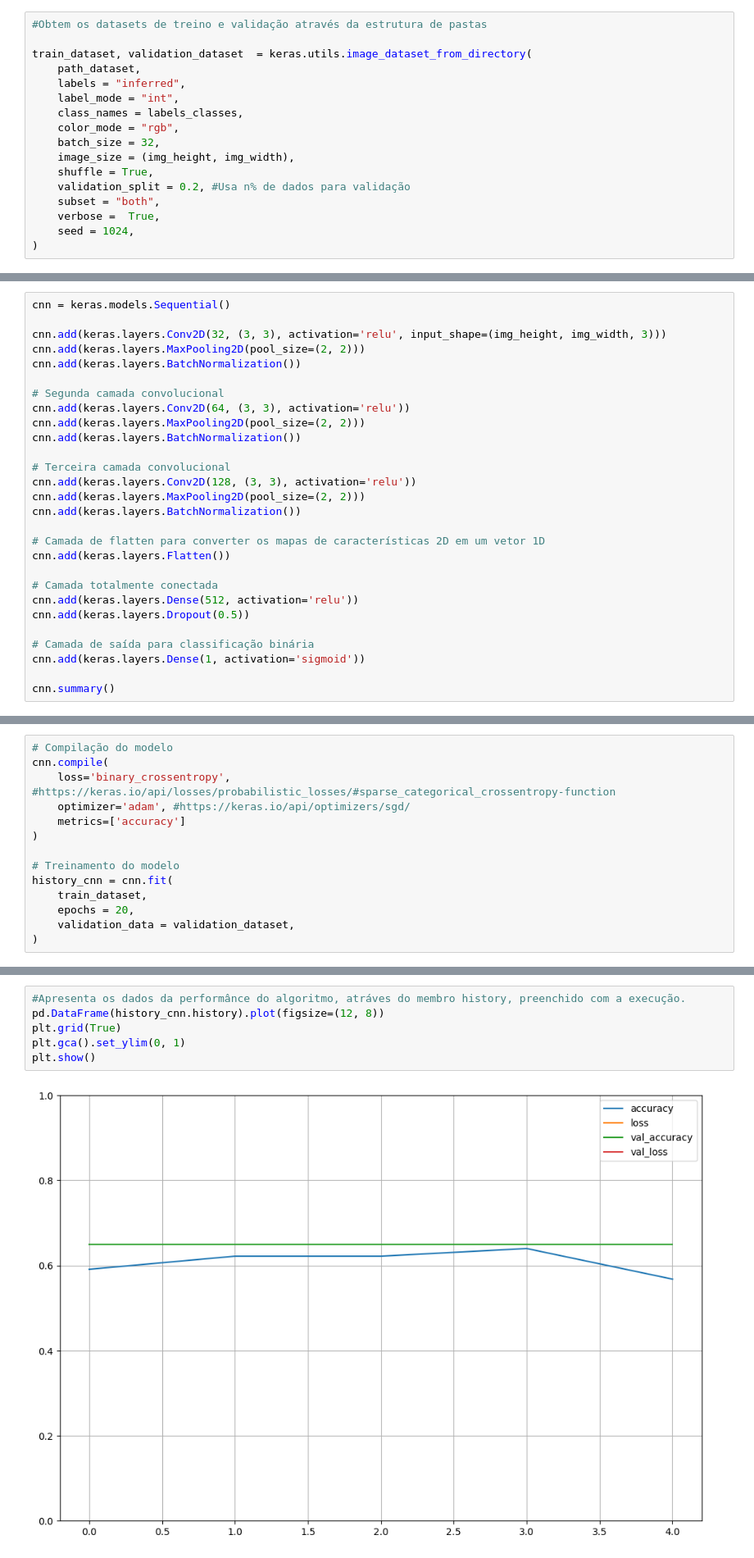
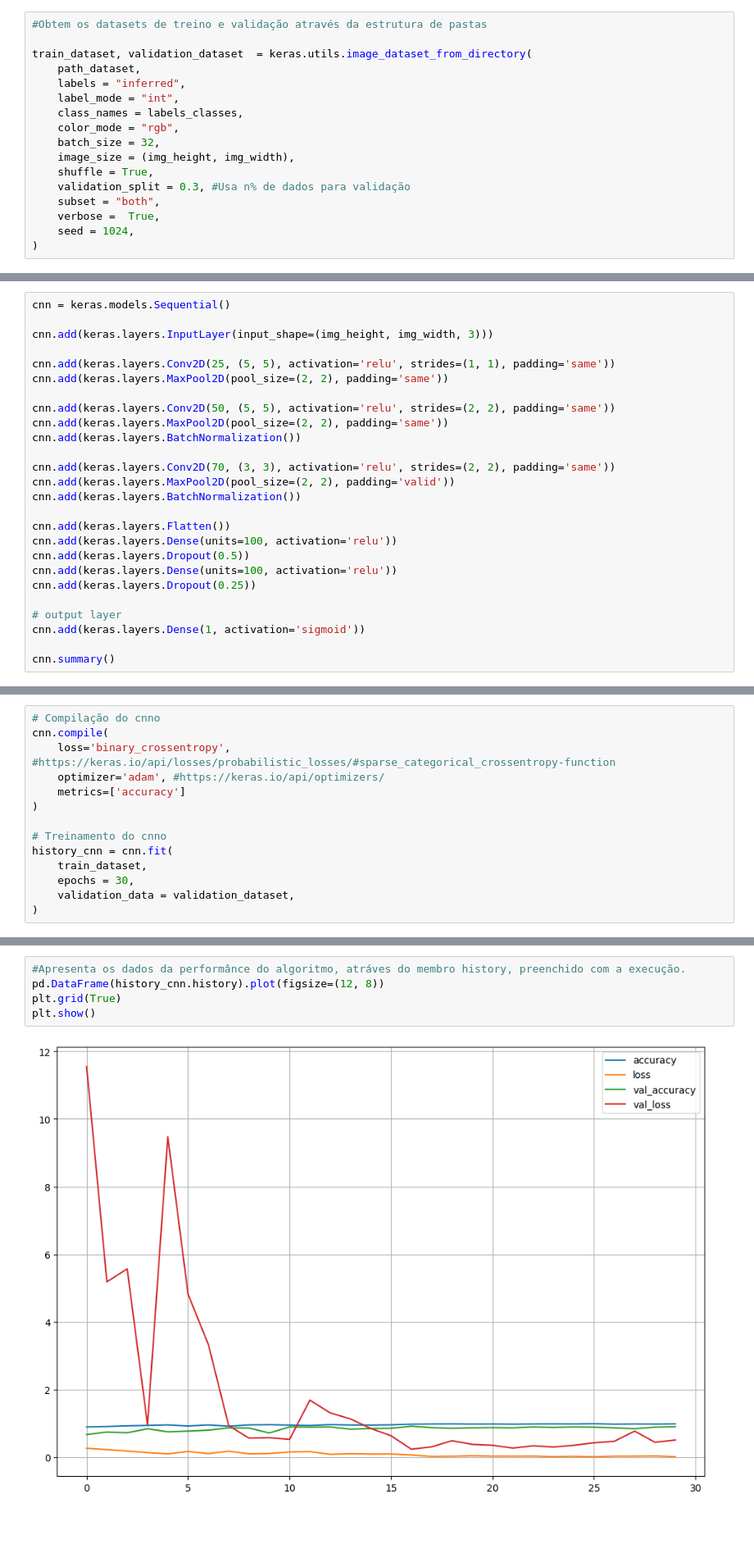
Before and after one commit to luizklitzke1/PI-Final, a Jupyter notebook: TrabalhoFinalPI.ipynb, the cells around one changed output, grey strips where cells are left out. Shown at 82% size. Saved outputs shown, nothing was run; the diff lists cells and outputs as text; blank space fills up the shorter version.

Commit message:
Configuração melhor para a rede - acc .86 e loss .42

```diff
--- a/TrabalhoFinalPI.ipynb
+++ b/TrabalhoFinalPI.ipynb
@@ -30,7 +30,7 @@ train_dataset, validation_dataset  = keras.utils.image_dataset_from_directory(
     batch_size = 32,
     image_size = (img_height, img_width),
     shuffle = True,
-    validation_split = 0.2, #Usa n% de dados para validação
+    validation_split = 0.3, #Usa n% de dados para validação
     subset = "both",
     verbose =  True,
     seed = 1024,
@@ -42,28 +42,26 @@ Using 97 files for validation.
 # %%
 cnn = keras.models.Sequential()
 
-cnn.add(keras.layers.Conv2D(32, (3, 3), activation='relu', input_shape=(img_height, img_width, 3)))
-cnn.add(keras.layers.MaxPooling2D(pool_size=(2, 2)))
+cnn.add(keras.layers.InputLayer(input_shape=(img_height, img_width, 3)))
+
+cnn.add(keras.layers.Conv2D(25, (5, 5), activation='relu', strides=(1, 1), padding='same'))
+cnn.add(keras.layers.MaxPool2D(pool_size=(2, 2), padding='same'))
+
+cnn.add(keras.layers.Conv2D(50, (5, 5), activation='relu', strides=(2, 2), padding='same'))
+cnn.add(keras.layers.MaxPool2D(pool_size=(2, 2), padding='same'))
 cnn.add(keras.layers.BatchNormalization())
 
-# Segunda camada convolucional
-cnn.add(keras.layers.Conv2D(64, (3, 3), activation='relu'))
-cnn.add(keras.layers.MaxPooling2D(pool_size=(2, 2)))
+cnn.add(keras.layers.Conv2D(70, (3, 3), activation='relu', strides=(2, 2), padding='same'))
+cnn.add(keras.layers.MaxPool2D(pool_size=(2, 2), padding='valid'))
 cnn.add(keras.layers.BatchNormalization())
 
-# Terceira camada convolucional
-cnn.add(keras.layers.Conv2D(128, (3, 3), activation='relu'))
-cnn.add(keras.layers.MaxPooling2D(pool_size=(2, 2)))
-cnn.add(keras.layers.BatchNormalization())
+cnn.add(keras.layers.Flatten())
+cnn.add(keras.layers.Dense(units=100, activation='relu'))
+cnn.add(keras.layers.Dropout(0.5))
+cnn.add(keras.layers.Dense(units=100, activation='relu'))
+cnn.add(keras.layers.Dropout(0.25))
 
-# Camada de flatten para converter os mapas de características 2D em um vetor 1D
-cnn.add(keras.layers.Flatten())
-
-# Camada totalmente conectada
-cnn.add(keras.layers.Dense(512, activation='relu'))
-cnn.add(keras.layers.Dropout(0.5))
-
-# Camada de saída para classificação binária
+# output layer
 cnn.add(keras.layers.Dense(1, activation='sigmoid'))
 
 cnn.summary()
@@ -72,15 +90,15 @@ AttributeError: module 'keras.api.models' has no attribute 'Conv2D'
 # %%
-# Compilação do modelo
+# Compilação do cnno
 cnn.compile(
     loss='binary_crossentropy', #https://keras.io/api/losses/probabilistic_losses/#sparse_categorical_crossentropy-function
-    optimizer='adam', #https://keras.io/api/optimizers/sgd/
+    optimizer='adam', #https://keras.io/api/optimizers/
     metrics=['accuracy']
 )
 
-# Treinamento do modelo
+# Treinamento do cnno
 history_cnn = cnn.fit(
     train_dataset,
-    epochs = 20,
+    epochs = 30,
     validation_data = validation_dataset,
 )
 # %% [output]
@@ -110,8 +127,7 @@ loss, accuracy = cnn.evaluate(validation_dataset, verbose = 1)
 # %%
 #Apresenta os dados da performânce do algoritmo, atráves do membro history, preenchido com a execução.
 pd.DataFrame(history_cnn.history).plot(figsize=(12, 8))
 plt.grid(True)
-plt.gca().set_ylim(0, 1)
 plt.show()
 # %% [output]
-[figure, old version]
+[figure, new version]
```
Also changed, not shown: parts of 4 cells of this notebook.
